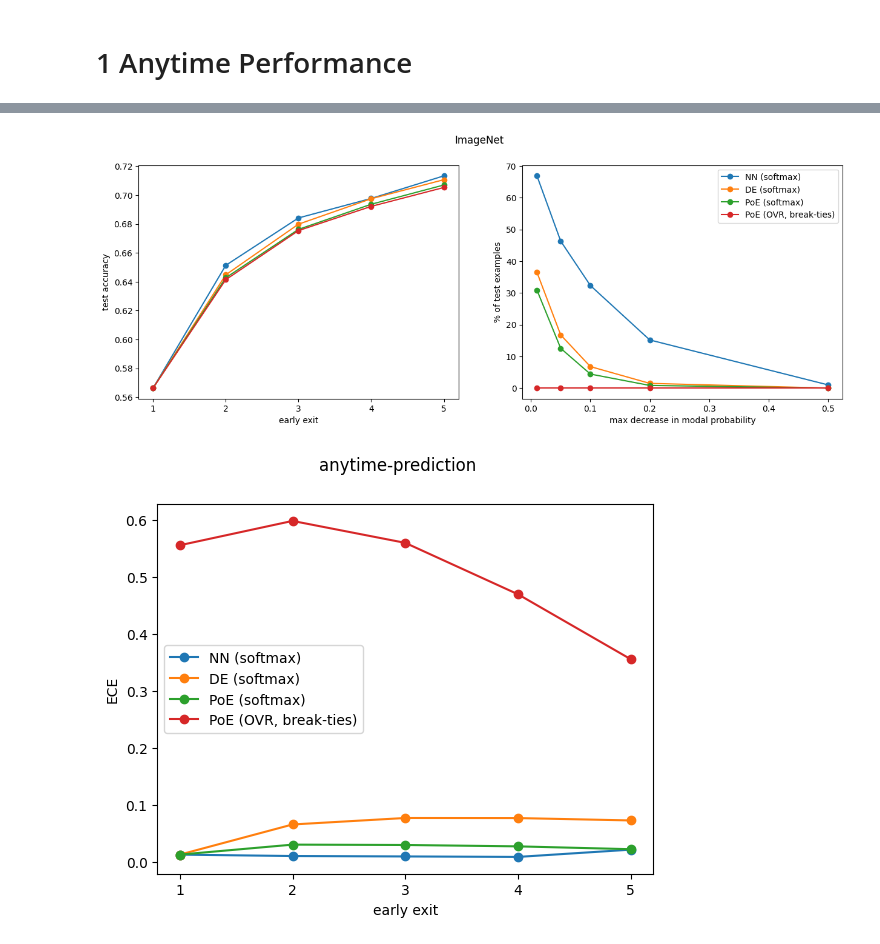
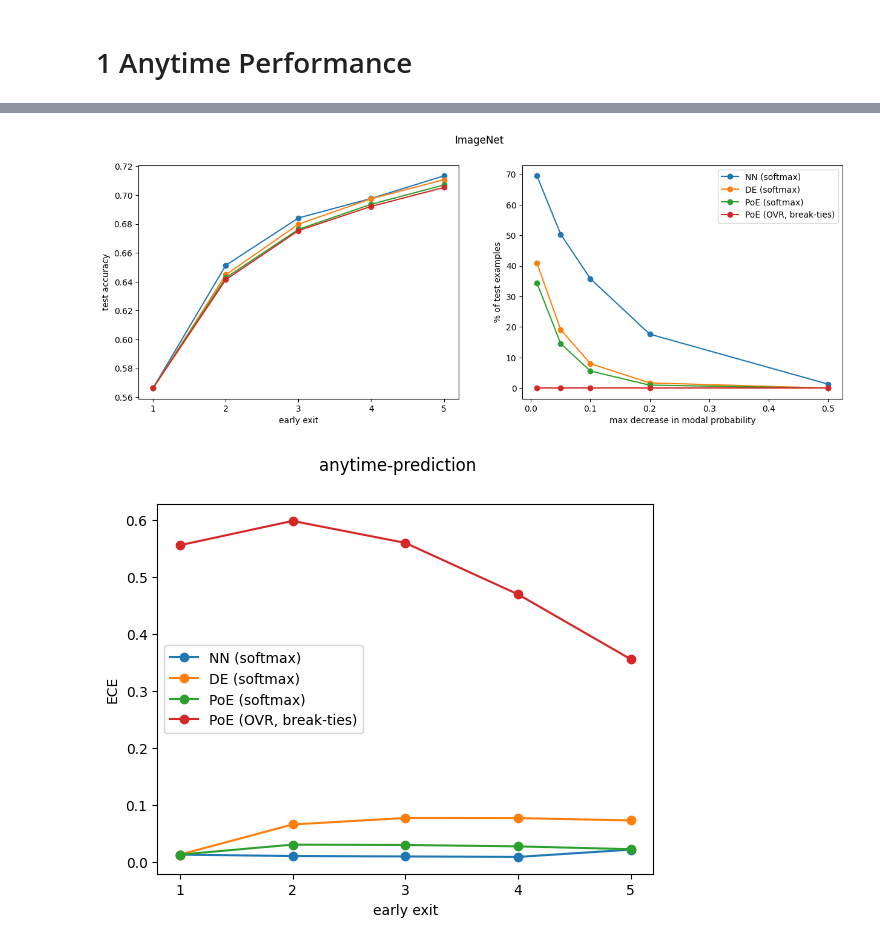
Before and after one commit to metodj/MSDNet-PyTorch, a Jupyter notebook: image_net.ipynb, the cells around one changed output, grey strips where cells are left out. Cells and saved outputs as stored; diff of their text form; code cells hidden in the pictures.

```diff
--- a/image_net.ipynb
+++ b/image_net.ipynb
@@ -171,35 +171,35 @@ early_exits = [i + 1 for i in range(len(acc))]
 fig, ax = plt.subplots(1, 2, figsize=(15, 5))
 
 ax[0].plot(early_exits, acc, label='NN (softmax)', marker='o',)
 ax[0].plot(early_exits, acc_de, label='DE (softmax)', marker='o')
 ax[0].plot(early_exits, acc_poe, label='PoE (softmax)', marker='o')
 ax[0].plot(early_exits, acc_poe_ovr_break_ties, label='PoE (OVR, break-ties)', marker='o')
 # ax[0].plot(early_exits, acc_poe_ovr, label='PoE (OVR)', marker='o')
 ax[0].set_xlabel('early exit')
 ax[0].set_ylabel('test accuracy')
 ax[0].set_xticks([1., 2., 3., 4., 5.], [1, 2, 3, 4, 5])
 
 for _preds, _probs, label in [
                             (preds, probs, 'NN (softmax)'),
                             (preds_de, probs_de, 'DE (softmax)'),
                             (preds_poe, probs_poe, 'PoE (softmax)'),
                             (preds_poe_ovr_break_ties, probs_poe_ovr_break_ties, 'PoE (OVR, break-ties)'),
                             # (preds_poe_ovr, probs_poe_ovr, 'PoE (OVR)'),
                             # (preds_ovr_break_ties, probs_ovr_break_ties, 'NN (OVR, break-ties)'),
                             # (preds_poe_ovr_fallback_ood, probs_poe_ovr_fallback_ood, 'PoE (OVR, fall-back)')
                             ]:
-    modal_probs = modal_probs_decreasing(_preds, _probs, L)
+    modal_probs = modal_probs_decreasing(_preds, _probs, L, N=N)
     ax[1].plot(modal_probs.keys(), modal_probs.values(), marker='o', label=label)
 ax[1].legend()
 # ax[1].set_title('anytime-prediction')
 ax[1].set_xlabel('max decrease in modal probability')
 ax[1].set_ylabel('% of test examples')
 
 
 plt.suptitle('ImageNet')
 plt.show()
 # %% [output]
-[figure, old version]
+[figure, new version]
 # %%
 early_exits = [i + 1 for i in range(len(acc))]
 for _probs, label in [
```
Also changed, not shown: parts of 10 cells of this notebook, 1 other file.
